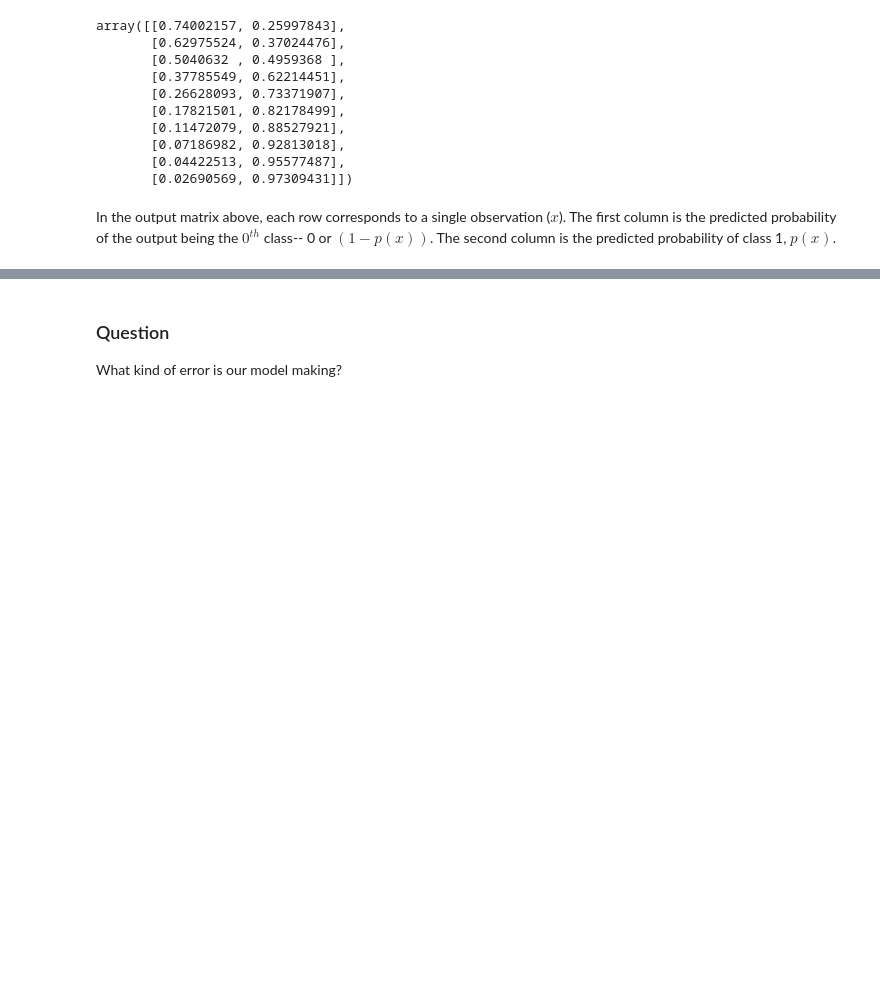
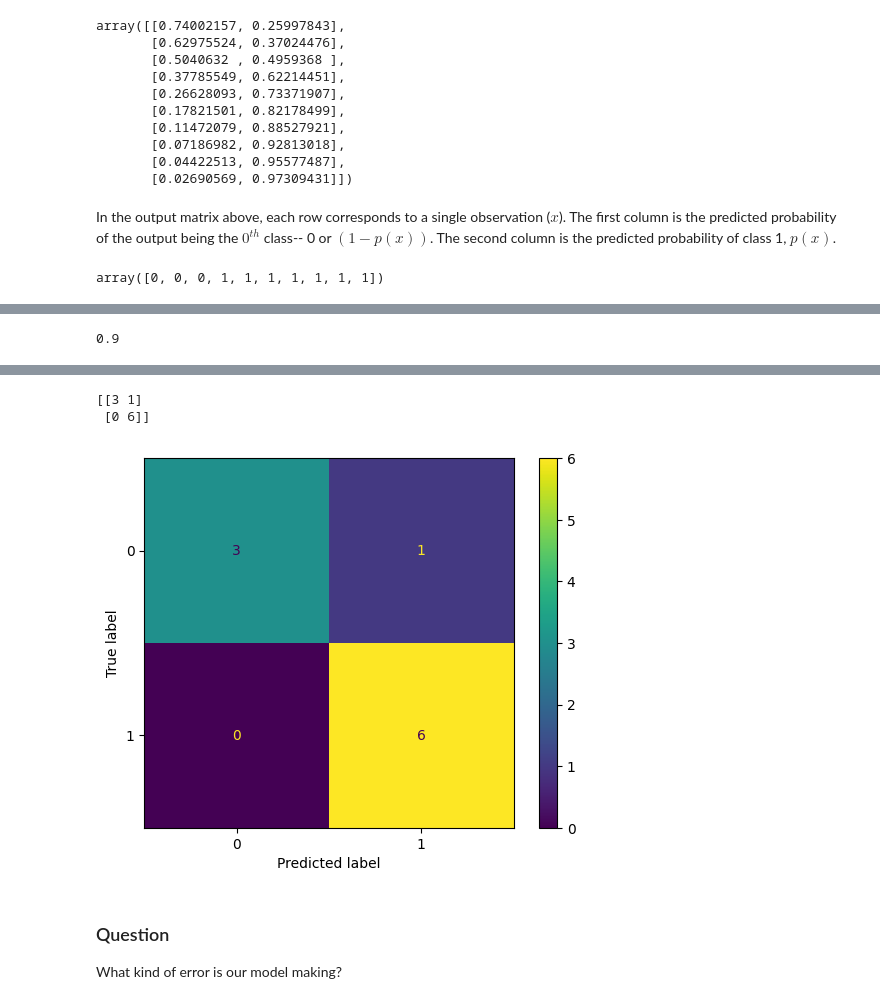
Before and after one commit to Marisa1988/Jupyter_Content_AI_Biology, a Jupyter notebook: 10_Classification_student.ipynb, the cells around one changed output, grey strips where cells are left out. Drawn from its saved outputs; the diff is of its cells as text; code cells hidden in the pictures; blank space fills up the shorter version.

```diff
--- a/10_Classification_student.ipynb
+++ b/10_Classification_student.ipynb
@@ -244,6 +244,10 @@ array([[0.74002157, 0.25997843],
        [0.02690569, 0.97309431]])
 # %% [markdown]
 In the output matrix above, each row corresponds to a single observation ($x$). The first column is the predicted probability of the output being the  $0^{th}$ class-- 0 or $(1-p(x))$. The second column is the predicted probability of class 1, $p(x)$.
+# %%
+model.predict(X)
+# %% [output]
+array([0, 0, 0, 1, 1, 1, 1, 1, 1, 1])
 # %% [markdown]
 
 
@@ -256,6 +260,9 @@ AS in the graph we made, the green circles represent the actual responses ($y$)
 As the plot above and the `model.predict(x)` output show, the model correctly classifies nine of the 10 observations. As such, the accuracy is 9/10=0.9, which is available with the `model.score()` method:
 # %%
 # Check the model score
+model.score(X, y)
+# %% [output]
+0.9
 # %% [markdown]
 ### Classification metrics
 
@@ -268,8 +275,17 @@ Taking a different classification problem, let's look at a model that classifies
 One way of gaining insight into our model is what is called a **confusion matrix**. This summarizes the true and false positive and negative counts.
 # %%
 #Show the confusion matrix
+cm = confusion_matrix(y, model.predict(X))
+print(cm)
+# %% [output]
+[[3 1]
+ [0 6]]
 # %%
 # Plot the confusion matrix
+cm_disp = ConfusionMatrixDisplay(confusion_matrix=cm, display_labels=model['logistic'].classes_).plot()
+plt.show()
+# %% [output]
+[figure, added]
 # %% [markdown]
 ### Question
 
```
Also changed, not shown: parts of 10 cells of this notebook, 1 other file.
